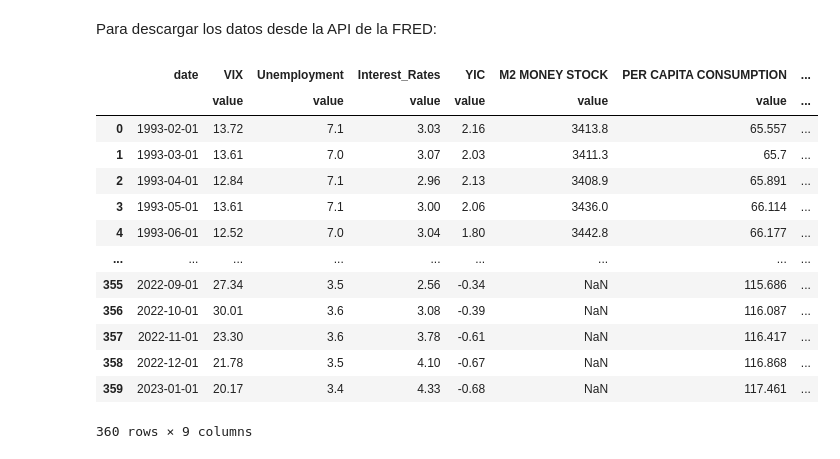
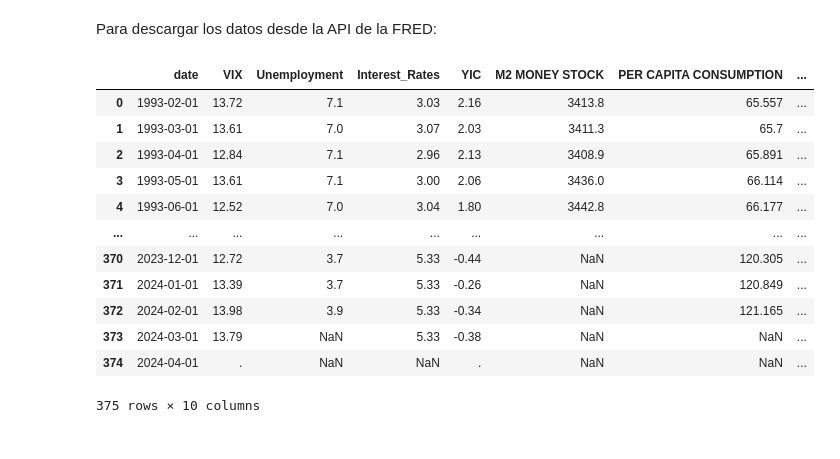
Before and after one commit to ExequielVialPrado/TFM-US-PREDICTION, a Jupyter notebook: tfm_code.ipynb, the cells around one changed output. Saved outputs shown, nothing was run; the diff lists cells and outputs as text; code cells hidden in the pictures.

```diff
--- a/tfm_code.ipynb
+++ b/tfm_code.ipynb
@@ -99,8 +84,8 @@ indicators = {
 
 # Assign common parameters
 start_date = '1993-02-01'
-# end_date = today_date
-end_date = '2023-01-01'
+end_date = today_date
+#
 file_type = 'json'
 ts_frequency = 'm'
 #ts_units = 'pc1' #percentaje value from last year
@@ -170,38 +154,45 @@ Para descargar los datos desde la API de la FRED:
 # %%
 # Display the modified DataFrames for each indicator
 for indicator, df in data_frames.items():
     # Create a modified DataFrame by dropping specified columns
     modified_df = df.drop(['realtime_start', 'realtime_end'], axis=1)
 
     # Store the modified DataFrame in the dictionary
     data_frames[indicator] = modified_df
 
 
-# Combine all modified DataFrames based on the 'date' column
+# Concatenar los DataFrames
 combined_df = pd.concat(data_frames.values(), axis=1, keys=data_frames.keys())
 
+# Eliminar el nivel de nombre 'value' de las columnas
+combined_df.columns = combined_df.columns.droplevel(1)
+# combined_df.columns = combined_df.columns.droplevel(2)
+
+combined_df['SP500'] = new_spy['Close'].values
+
+combined_df['USREC'] = combined_df['USREC_1']
+
+combined_df = combined_df.drop('USREC_1', axis = 1)
 
 # Reset Index
 combined_df.reset_index(inplace=True)
 
 
-
 combined_df
 # %% [output]
 |  | date | VIX | Unemployment | Interest_Rates | YIC | M2 MONEY STOCK | PER CAPITA CONSUMPTION | ... |
-|  |  | value | value | value | value | value | value | ... |
 | 0 | 1993-02-01 | 13.72 | 7.1 | 3.03 | 2.16 | 3413.8 | 65.557 | ... |
 | 1 | 1993-03-01 | 13.61 | 7.0 | 3.07 | 2.03 | 3411.3 | 65.7 | ... |
 | 2 | 1993-04-01 | 12.84 | 7.1 | 2.96 | 2.13 | 3408.9 | 65.891 | ... |
 | 3 | 1993-05-01 | 13.61 | 7.1 | 3.00 | 2.06 | 3436.0 | 66.114 | ... |
 | 4 | 1993-06-01 | 12.52 | 7.0 | 3.04 | 1.80 | 3442.8 | 66.177 | ... |
 | ... | ... | ... | ... | ... | ... | ... | ... | ... |
-| 355 | 2022-09-01 | 27.34 | 3.5 | 2.56 | -0.34 | NaN | 115.686 | ... |
-| 356 | 2022-10-01 | 30.01 | 3.6 | 3.08 | -0.39 | NaN | 116.087 | ... |
-| 357 | 2022-11-01 | 23.30 | 3.6 | 3.78 | -0.61 | NaN | 116.417 | ... |
-| 358 | 2022-12-01 | 21.78 | 3.5 | 4.10 | -0.67 | NaN | 116.868 | ... |
-| 359 | 2023-01-01 | 20.17 | 3.4 | 4.33 | -0.68 | NaN | 117.461 | ... |
+| 370 | 2023-12-01 | 12.72 | 3.7 | 5.33 | -0.44 | NaN | 120.305 | ... |
+| 371 | 2024-01-01 | 13.39 | 3.7 | 5.33 | -0.26 | NaN | 120.849 | ... |
+| 372 | 2024-02-01 | 13.98 | 3.9 | 5.33 | -0.34 | NaN | 121.165 | ... |
+| 373 | 2024-03-01 | 13.79 | NaN | 5.33 | -0.38 | NaN | NaN | ... |
+| 374 | 2024-04-01 | . | NaN | NaN | . | NaN | NaN | ... |
-360 rows × 9 columns
+375 rows × 10 columns
 # %%
 
 # Seleccionar las columnas que deseas convertir a float64
```
Also changed, not shown: parts of 14 cells of this notebook, 2 other files.
